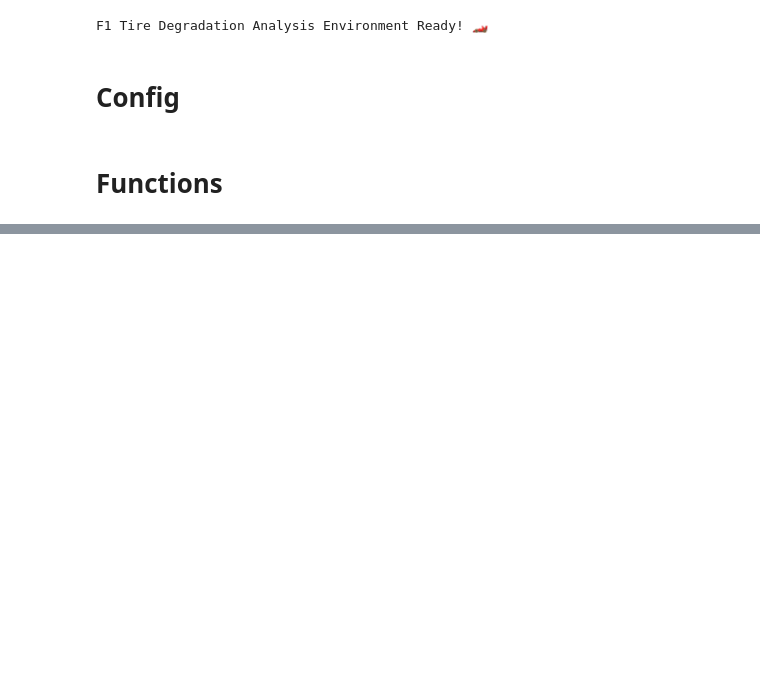
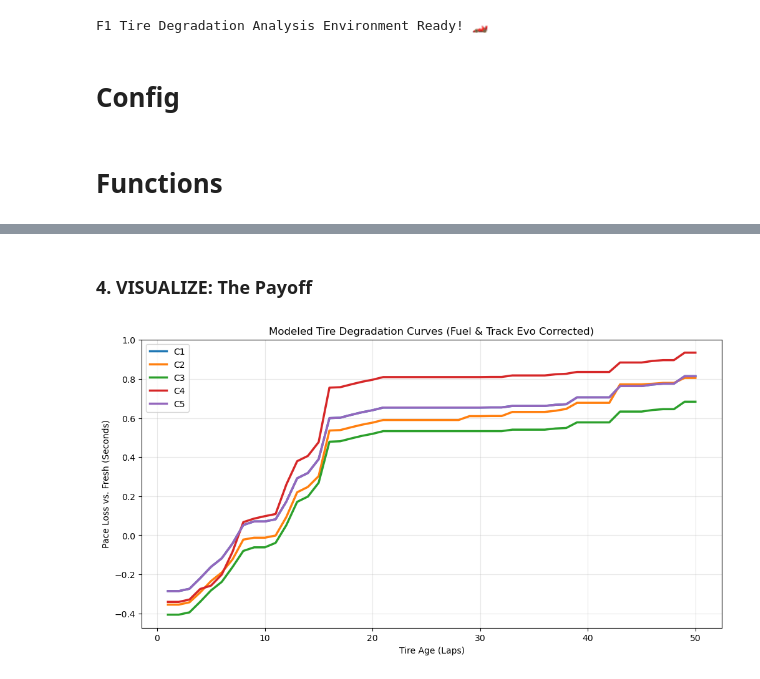
Before and after one commit to elijahmccauley/f1_tire_deg, a Jupyter notebook: f1_strategy_tool.ipynb, the cells around one changed output, grey strips where cells are left out. Saved outputs shown, nothing was run; the diff lists cells and outputs as text; code cells hidden in the pictures; blank space fills up the shorter version.

Commit message:
Add specific race modeling tool
can now compare strategies

```diff
--- a/f1_strategy_tool.ipynb
+++ b/f1_strategy_tool.ipynb
@@ -313,0 +703,10 @@ def process_race_for_tire_analysis(session, include_weather=True):
+# %%
+# Path to your external CSV
+csv_path = 'circuit.csv'
+
+# Run your merge function
+# Note: We pass the 'Year' column if your function filters by it
+enriched_data = merge_circuit_data(full_dataset, csv_path, year=2024)
+
+# Verify it worked
+print(enriched_data[['EventName', 'Compound', 'exact_compound']].head())
@@ -313,0 +775,5 @@ def process_race_for_tire_analysis(session, include_weather=True):
+# %%
+print("📉 Calculating degradation deltas...")
+modeling_data = calculate_degradation_delta(enriched_data)
+# Filter: Remove outliers (e.g., deltas > 4s or < -1s)
+modeling_data = modeling_data[(modeling_data['DegDelta'] < 4.0) & (modeling_data['DegDelta'] > -1.0)]
@@ -313,0 +870,31 @@ def process_race_for_tire_analysis(session, include_weather=True):
+# %% [markdown]
+### 4. VISUALIZE: The Payoff
+# %%
+# We predict a "Perfect Curve" for C1-C5 to see the results
+plt.figure(figsize=(12, 6))
+max_laps = 50
+compounds_to_plot = sorted(modeling_data[feature_col].unique())
+compounds_to_plot = compounds_to_plot[:5]  # Limit to first 5 compounds for clarity
+for comp in compounds_to_plot:
+    # Create fake data for prediction: Laps 1-50 for this compound
+    dummy_df = pd.DataFrame({'TyreLife': range(1, max_laps + 1), feature_col: comp})
+    dummy_X = pd.get_dummies(dummy_df, columns=[feature_col])
+
+    # Align columns with training data (fill missing cols with 0)
+    dummy_X = dummy_X.reindex(columns=X.columns, fill_value=0)
+
+    # Predict
+    pred_delta = model.predict(dummy_X)
+
+    plt.plot(range(1, max_laps + 1), pred_delta, label=comp, linewidth=2.5)
+
+
+
+plt.title("Modeled Tire Degradation Curves (Fuel & Track Evo Corrected)")
+plt.xlabel("Tire Age (Laps)")
+plt.ylabel("Pace Loss vs. Fresh (Seconds)")
+plt.legend()
+plt.grid(True, alpha=0.3)
+plt.show()
+# %% [output]
+[figure, added]
```
Also changed, not shown: parts of 32 cells of this notebook, 2 other files.
